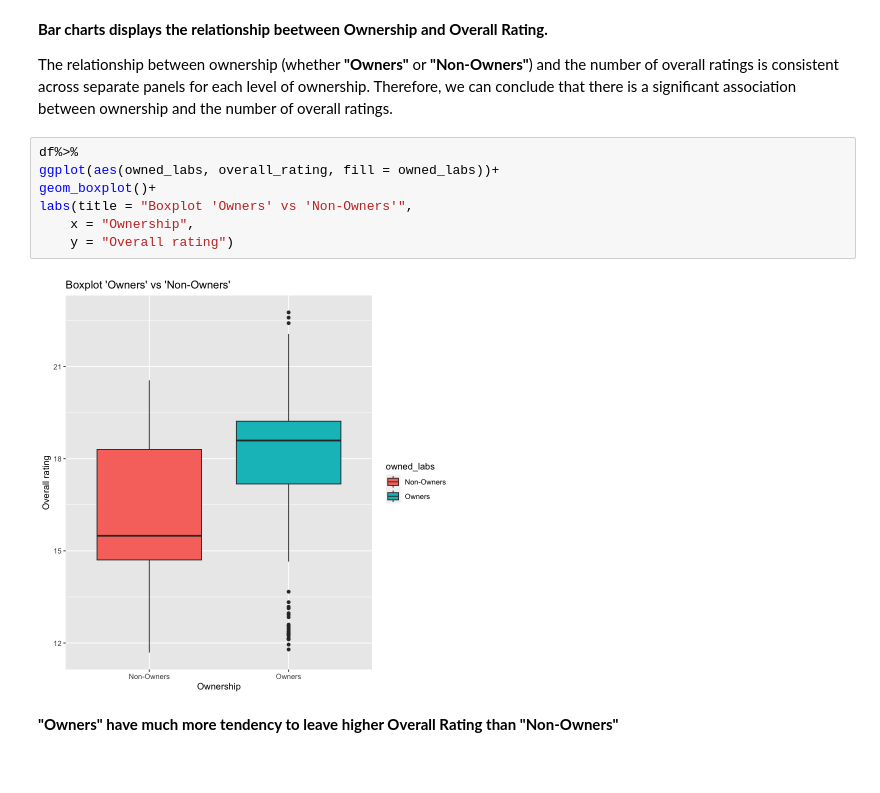
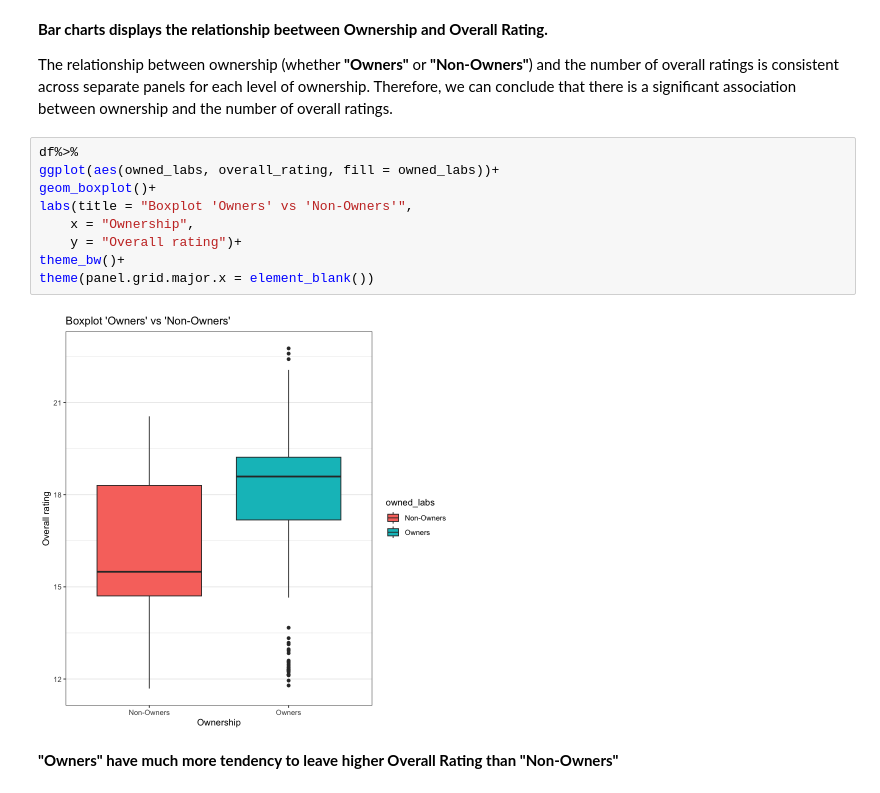
Before and after one commit to Radko99/ML-DA-electric_bikes_ratings, a Jupyter notebook: electric-bike-ratings/DA_ML_CLASSIFICATION-1.ipynb, the cells around one changed output. Cells and saved outputs as stored; diff of their text form.

```diff
--- a/electric-bike-ratings/DA_ML_CLASSIFICATION-1.ipynb
+++ b/electric-bike-ratings/DA_ML_CLASSIFICATION-1.ipynb
@@ -393,12 +385,14 @@ The relationship between ownership (whether **"Owners"** or **"Non-Owners"**) an
 # %%
 df%>%
 ggplot(aes(owned_labs, overall_rating, fill = owned_labs))+
 geom_boxplot()+
 labs(title = "Boxplot 'Owners' vs 'Non-Owners'",
 	x = "Ownership",
-	y = "Overall rating")
+	y = "Overall rating")+
+theme_bw()+
+theme(panel.grid.major.x = element_blank())
 # %% [output]
-[figure, old version]
+[figure, new version]
 # %% [markdown]
 **"Owners" have much more tendency to leave higher Overall Rating than "Non-Owners"**
 # %% [markdown]
```
Also changed, not shown: parts of 10 cells of this notebook.
